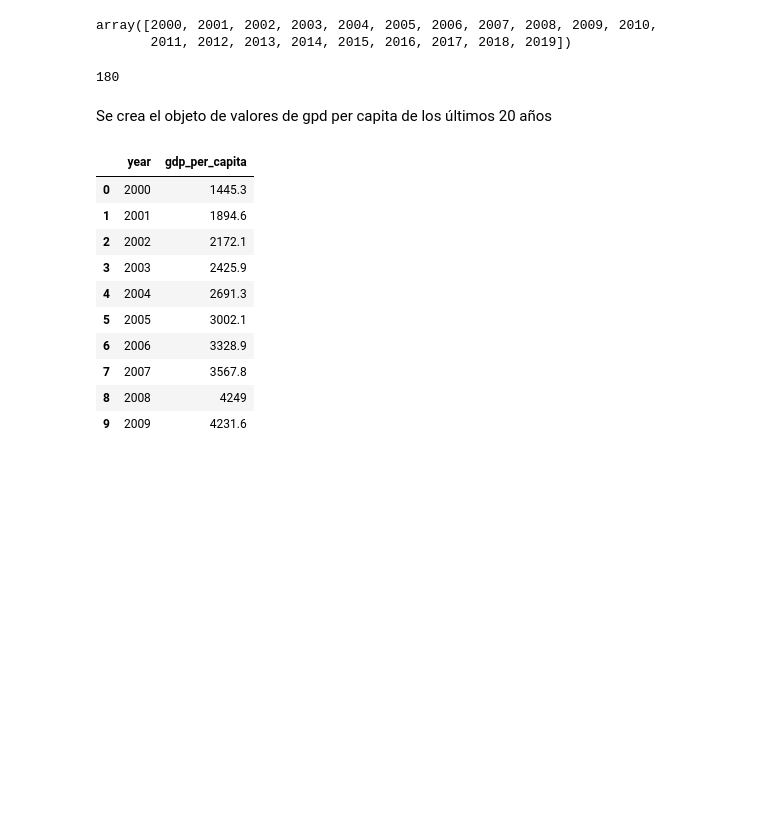
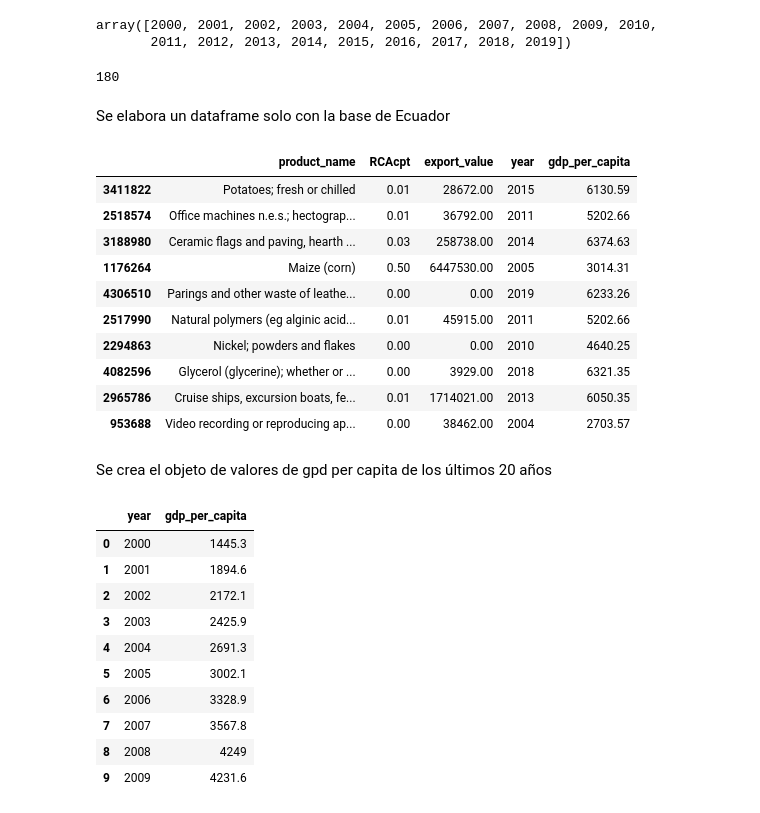
Before and after one commit to descandon88/Ecuador-Growth-data-set, a Jupyter notebook: funciones/prody.ipynb, the cells around one changed output. Cells and saved outputs as stored; diff of their text form; code cells hidden in the pictures; blank space fills up the shorter version.

```diff
--- a/funciones/prody.ipynb
+++ b/funciones/prody.ipynb
@@ -303,6 +303,23 @@ array([2000, 2001, 2002, 2003, 2004, 2005, 2006, 2007, 2008, 2009, 2010,
 df_merge['country_name'].nunique()
 # %% [output]
 180
+# %% [markdown]
+Se elabora un dataframe solo con la base de Ecuador
+# %%
+df_ec= df_merge[ (df_merge['country_name']=='Ecuador')].sort_values(by=['year','RCAcpt'],ascending=True)[['product_name','RCAcpt','export_value','year','gdp_per_capita']].copy()
+df_ec.sample(n=10)
+# %% [output]
+|  | product_name | RCAcpt | export_value | year | gdp_per_capita |
+| 3411822 | Potatoes; fresh or chilled | 0.01 | 28672.00 | 2015 | 6130.59 |
+| 2518574 | Office machines n.e.s.; hectograp... | 0.01 | 36792.00 | 2011 | 5202.66 |
+| 3188980 | Ceramic flags and paving, hearth ... | 0.03 | 258738.00 | 2014 | 6374.63 |
+| 1176264 | Maize (corn) | 0.50 | 6447530.00 | 2005 | 3014.31 |
+| 4306510 | Parings and other waste of leathe... | 0.00 | 0.00 | 2019 | 6233.26 |
+| 2517990 | Natural polymers (eg alginic acid... | 0.01 | 45915.00 | 2011 | 5202.66 |
+| 2294863 | Nickel; powders and flakes | 0.00 | 0.00 | 2010 | 4640.25 |
+| 4082596 | Glycerol (glycerine); whether or ... | 0.00 | 3929.00 | 2018 | 6321.35 |
+| 2965786 | Cruise ships, excursion boats, fe... | 0.01 | 1714021.00 | 2013 | 6050.35 |
+| 953688 | Video recording or reproducing ap... | 0.00 | 38462.00 | 2004 | 2703.57 |
 # %% [markdown]
 Se crea el objeto de valores de gpd per capita de los últimos 20 años
 # %%
```
Also changed, not shown: parts of 2 cells of this notebook.
